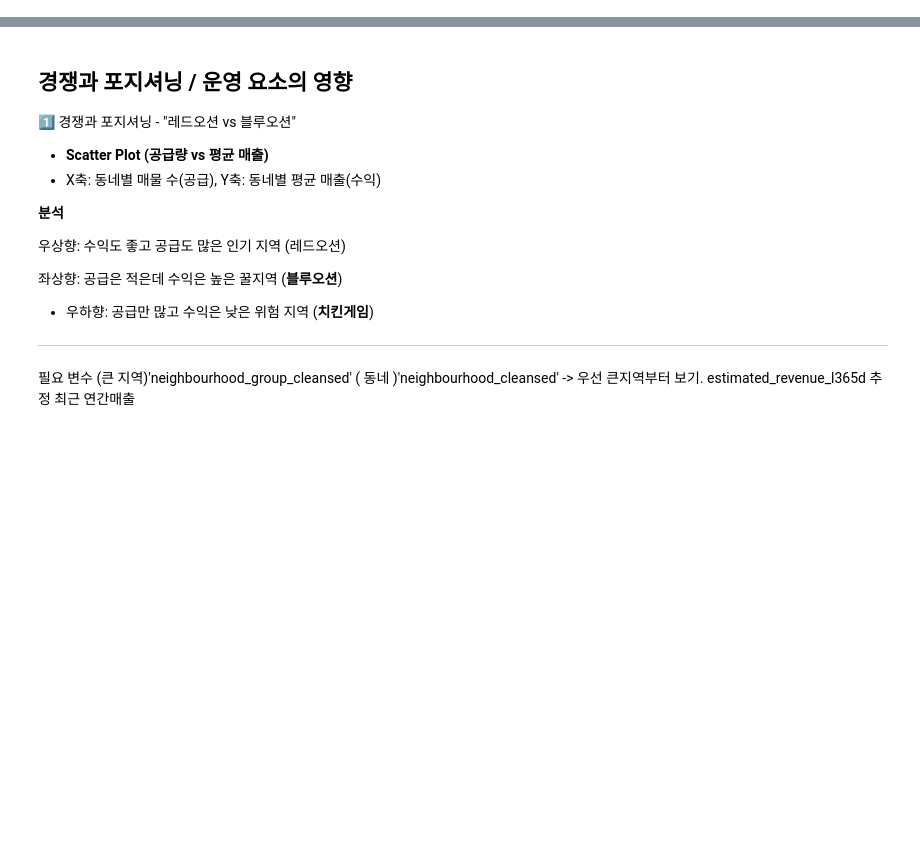
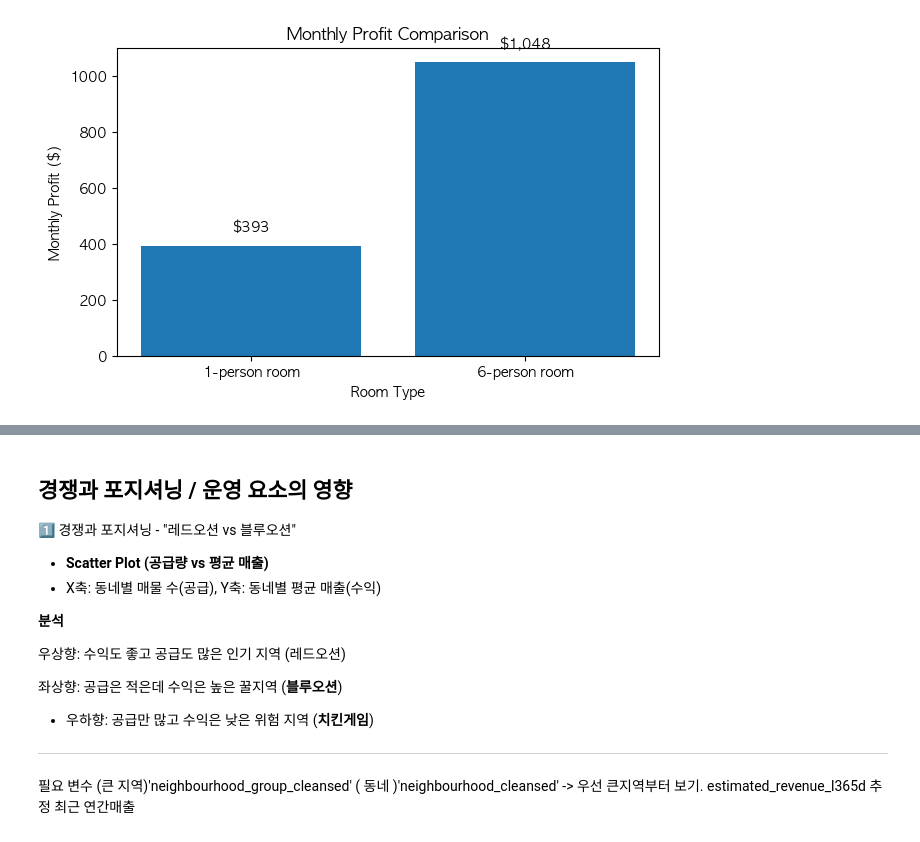
Before and after one commit to motimit/second_project, a Jupyter notebook: Sohui_EDA/EDA.ipynb, the cells around one changed output, grey strips where cells are left out. Cells and saved outputs as stored; diff of their text form; code cells hidden in the pictures; blank space fills up the shorter version.

```diff
--- a/Sohui_EDA/EDA.ipynb
+++ b/Sohui_EDA/EDA.ipynb
@@ -23,0 +27,34 @@ display(df.head())
+# %%
+# 연매출 → 월 순이익
+df['monthly_profit'] = df['calc_revenue'] / 12
+# %%
+import pandas as pd
+
+# 1인 숙소
+df_1 = df[df['accommodates'] == 1]
+
+# 6인 숙소
+df_6 = df[df['accommodates'] == 6]
+# %%
+profit_1 = df_1['monthly_profit'].mean()
+profit_6 = df_6['monthly_profit'].mean()
+# %%
+rooms = ['1-person room', '6-person room']
+profits = [profit_1, profit_6]
+# %%
+import matplotlib.pyplot as plt
+
+plt.figure(figsize=(7,4))
+bars = plt.bar(rooms, profits)
+
+for bar in bars:
+    yval = bar.get_height()
+    plt.text(bar.get_x() + bar.get_width()/2, yval + 50, f'${yval:,.0f}', ha='center')
+
+plt.title('Monthly Profit Comparison')
+plt.ylabel('Monthly Profit ($)')
+plt.xlabel('Room Type')
+
+plt.show()
+# %% [output]
+[figure, added]
```
Also changed, not shown: parts of 3 cells of this notebook, 3 other files.
